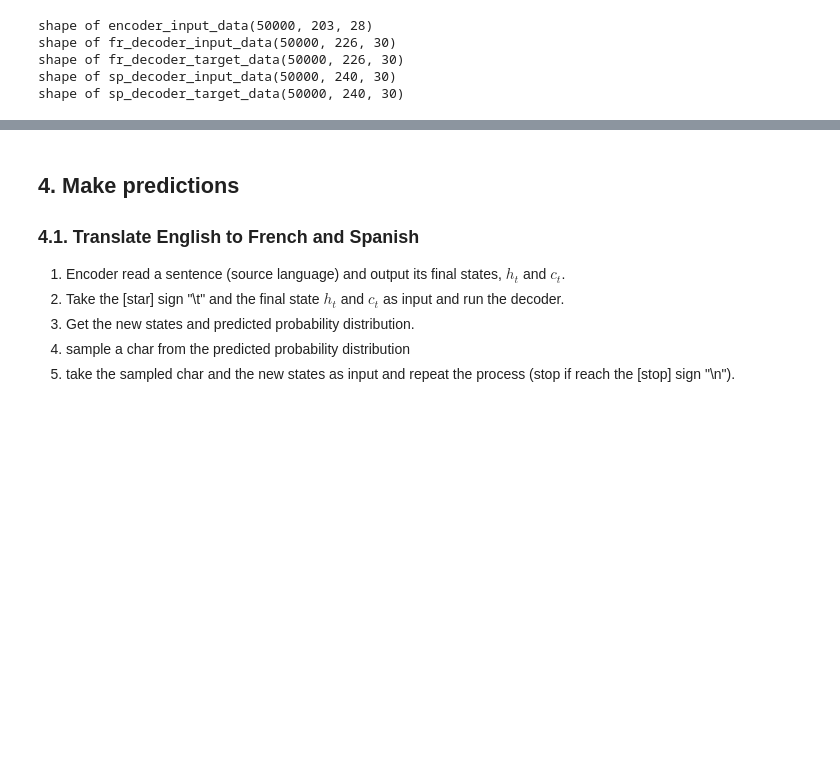
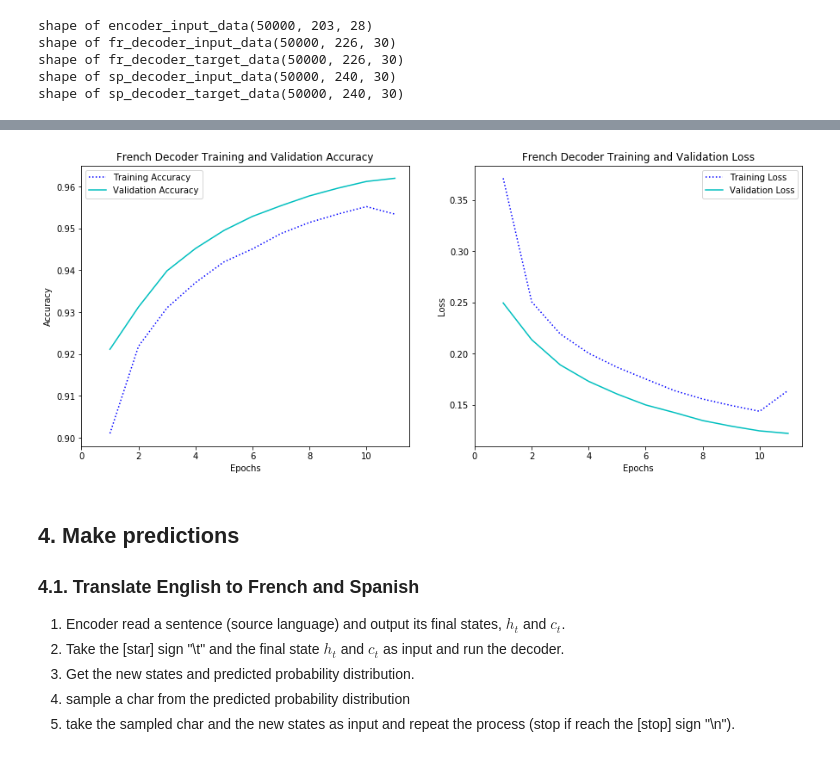
Before and after one commit to edeckter/cs-583, a Jupyter notebook: Homework4/HM4.ipynb, the cells around one changed output, grey strips where cells are left out. Drawn from its saved outputs; the diff is of its cells as text; code cells hidden in the pictures; blank space fills up the shorter version.

```diff
--- a/Homework4/HM4.ipynb
+++ b/Homework4/HM4.ipynb
@@ -658,3 +707,32 @@ KeyboardInterrupt: ignored
+# %%
+#Plot accuracy and loss for Spanish decoder
+sp_acc = history.history['sp_decoder_dense_acc']
+sp_val_acc = history.history['val_sp_decoder_dense_acc']
+sp_loss = history.history['sp_decoder_dense_loss']
+sp_val_loss = history.history['val_sp_decoder_dense_loss']
+
+sp_epochs = range(1,len(sp_acc)+1)
+
+fig = plt.figure(figsize=(15,6))
+fig.add_subplot(1,2,1)
+plt.plot(sp_epochs, sp_acc, 'b:', label='Training Accuracy')
+plt.plot(sp_epochs, sp_val_acc, 'c-', label='Validation Accuracy')
+plt.xlabel('Epochs')
+plt.ylabel('Accuracy')
+plt.xticks(numpy.arange(0,len(sp_acc)+1,step=2))
+plt.title('French Decoder Training and Validation Accuracy')
+plt.legend()
+fig.add_subplot(1,2,2)
+plt.plot(sp_epochs, sp_loss, 'b:', label='Training Loss')
+plt.plot(sp_epochs, sp_val_loss, 'c-', label='Validation Loss')
+plt.xlabel('Epochs')
+plt.ylabel('Loss')
+plt.xticks(numpy.arange(0,len(sp_acc)+1,step=2))
+plt.title('French Decoder Training and Validation Loss')
+plt.legend()
+plt.show()
+# %% [output]
+[figure, added]
 # %% [markdown]
 ## 4. Make predictions
 
```
Also changed, not shown: parts of 16 cells of this notebook, 4 other files.
